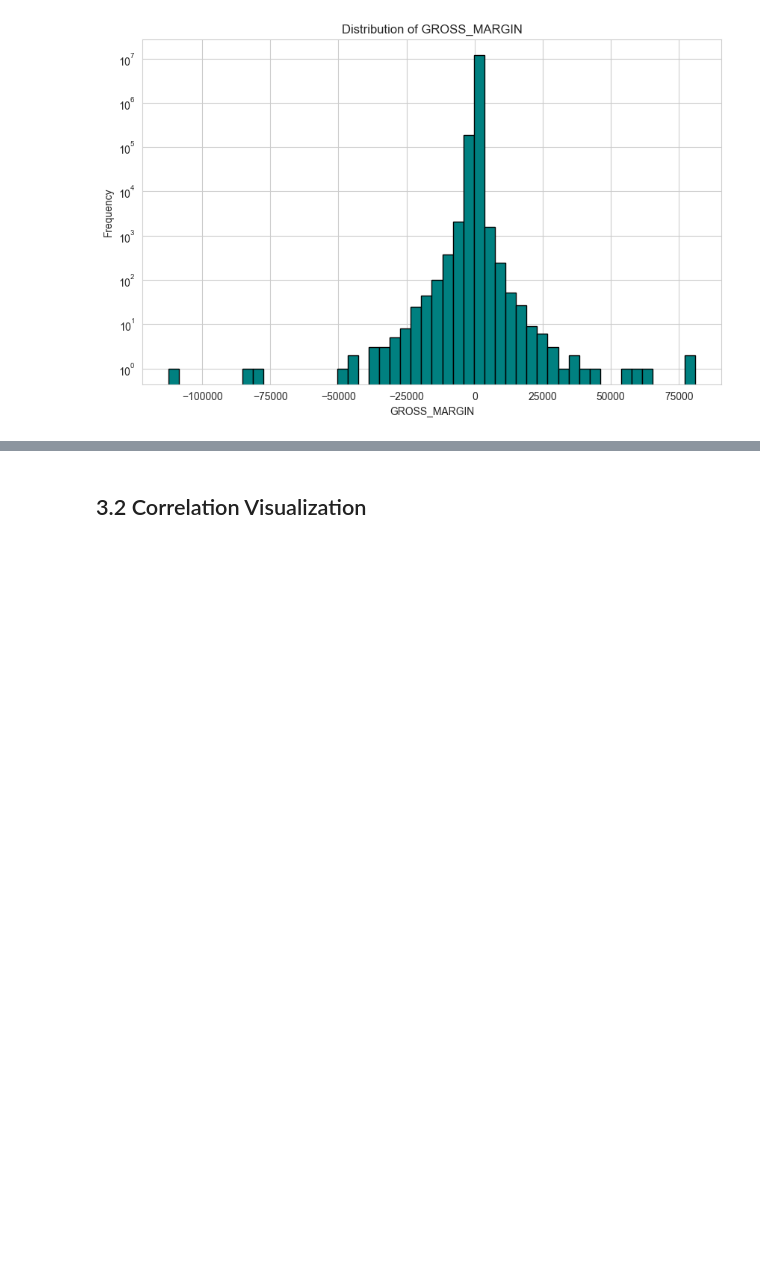
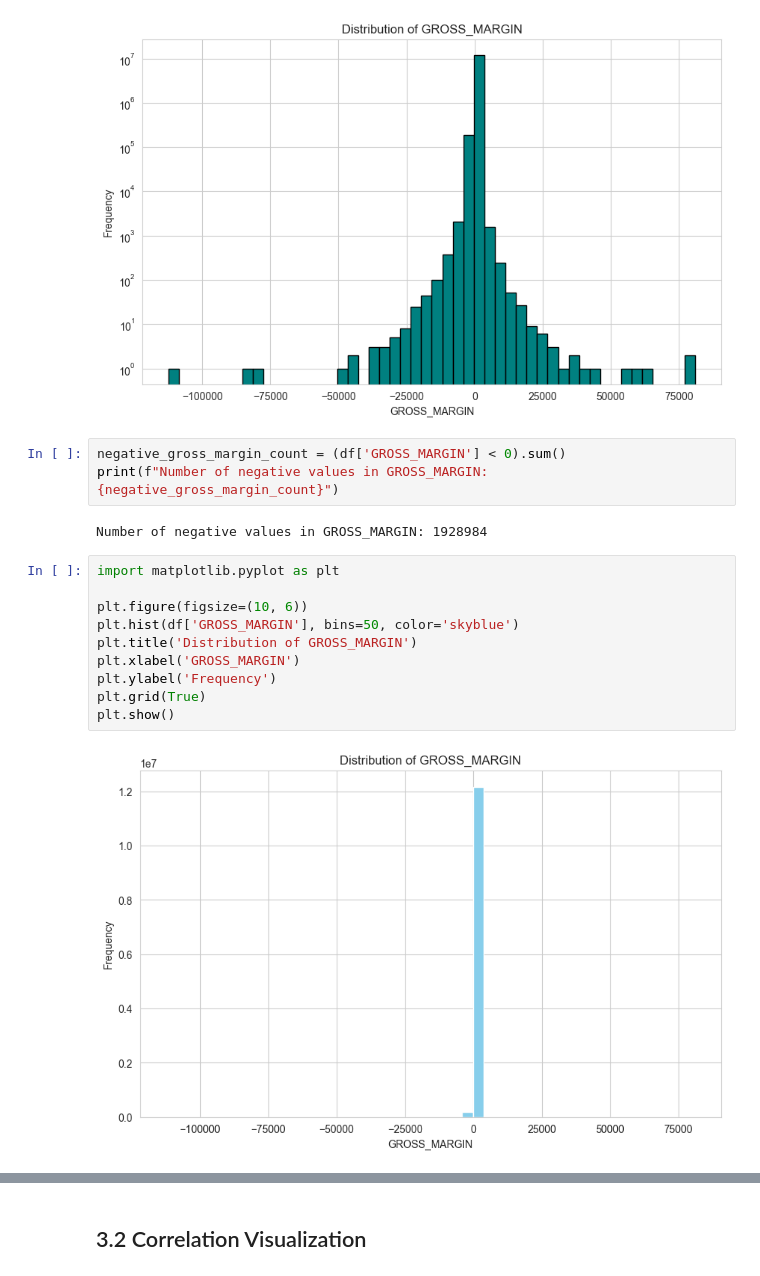
Before and after one commit to ThanhVo15/Competition, a Jupyter notebook: 2. Data Got Talent/2. Final Round/Code/TAB_Betting_Data.ipynb, the cells around one changed output, grey strips where cells are left out. Drawn from its saved outputs; the diff is of its cells as text; blank space fills up the shorter version.

```diff
--- a/2. Data Got Talent/2. Final Round/Code/TAB_Betting_Data.ipynb
+++ b/2. Data Got Talent/2. Final Round/Code/TAB_Betting_Data.ipynb
@@ -691,3 +715,20 @@ plt.yscale('log') # Log scale for better visualization of wide-ranging values
 plt.show()
 # %% [output]
 [figure]
+# %%
+negative_gross_margin_count = (df['GROSS_MARGIN'] < 0).sum()
+print(f"Number of negative values in GROSS_MARGIN: {negative_gross_margin_count}")
+# %% [output]
+Number of negative values in GROSS_MARGIN: 1928984
+# %%
+import matplotlib.pyplot as plt
+
+plt.figure(figsize=(10, 6))
+plt.hist(df['GROSS_MARGIN'], bins=50, color='skyblue')
+plt.title('Distribution of GROSS_MARGIN')
+plt.xlabel('GROSS_MARGIN')
+plt.ylabel('Frequency')
+plt.grid(True)
+plt.show()
+# %% [output]
+[figure, added]
```
Also changed, not shown: parts of 4 cells of this notebook, 2 other files.
